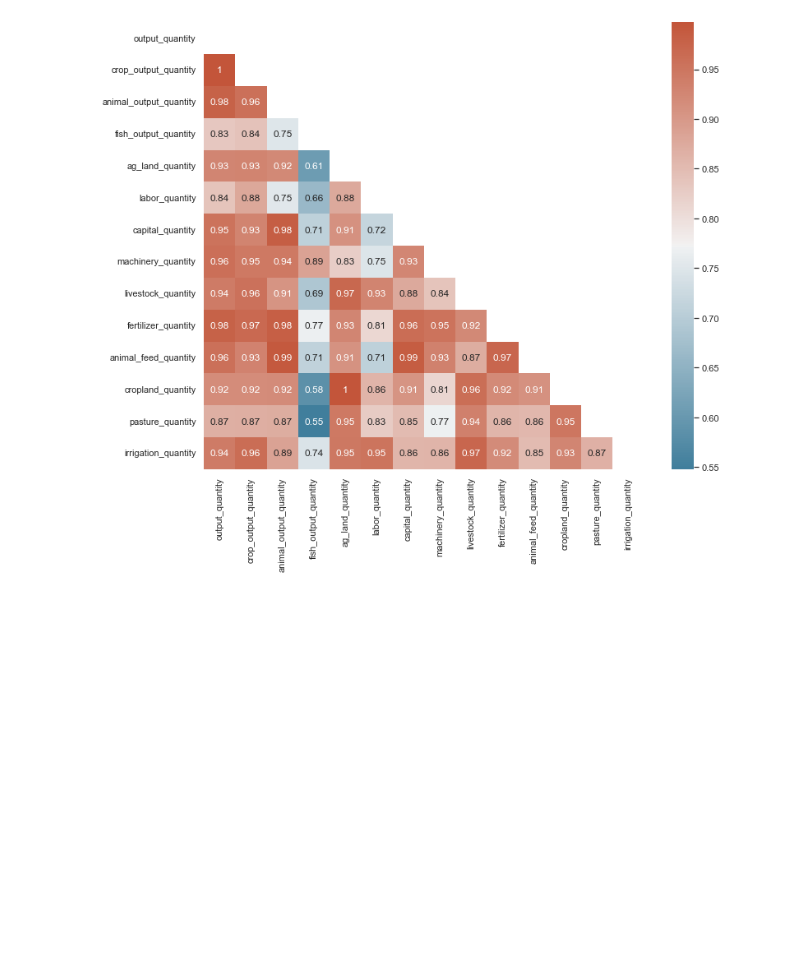
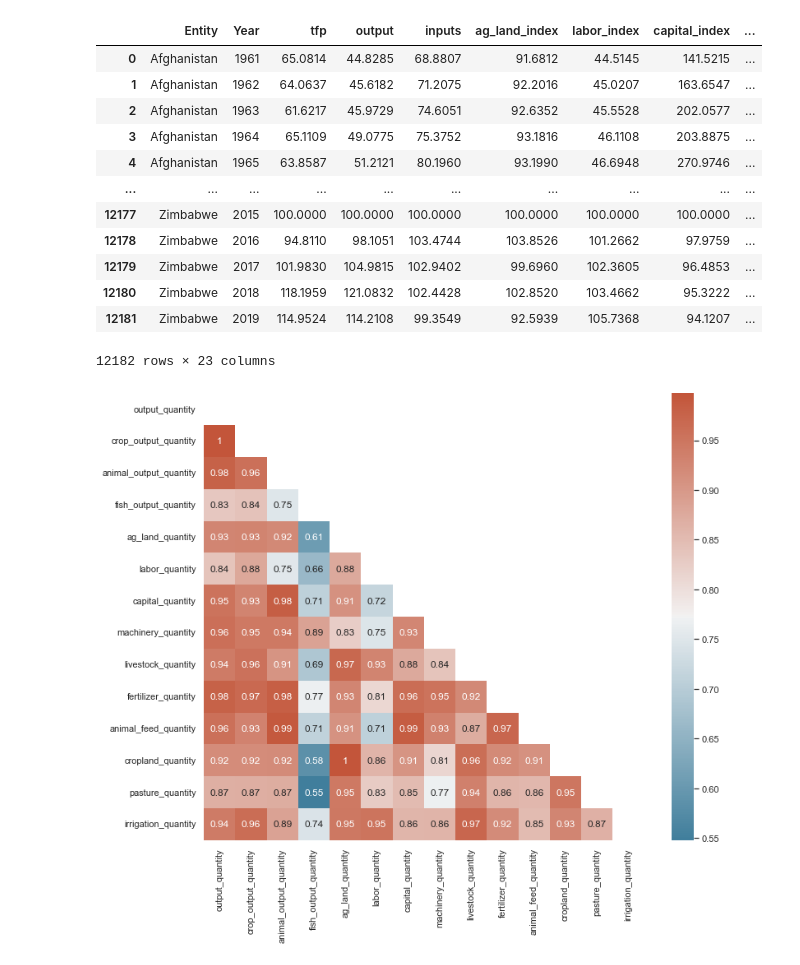
Before and after one commit to InesDew/NOVA-Agros, a Jupyter notebook: Showcase Notebook.ipynb, the cells around one changed output. Cells and saved outputs as stored; diff of their text form; code cells hidden in the pictures; blank space fills up the shorter version.

```diff
--- a/Showcase Notebook.ipynb
+++ b/Showcase Notebook.ipynb
@@ -6,7 +6,22 @@ from group_16 import Agros
 # %%
 test_obj = Agros()
 #Method 1
 test_obj.data_setup()
+test_obj.data
+# %% [output]
+|  | Entity | Year | tfp | output | inputs | ag_land_index | labor_index | capital_index | ... |
+| 0 | Afghanistan | 1961 | 65.0814 | 44.8285 | 68.8807 | 91.6812 | 44.5145 | 141.5215 | ... |
+| 1 | Afghanistan | 1962 | 64.0637 | 45.6182 | 71.2075 | 92.2016 | 45.0207 | 163.6547 | ... |
+| 2 | Afghanistan | 1963 | 61.6217 | 45.9729 | 74.6051 | 92.6352 | 45.5528 | 202.0577 | ... |
+| 3 | Afghanistan | 1964 | 65.1109 | 49.0775 | 75.3752 | 93.1816 | 46.1108 | 203.8875 | ... |
+| 4 | Afghanistan | 1965 | 63.8587 | 51.2121 | 80.1960 | 93.1990 | 46.6948 | 270.9746 | ... |
+| ... | ... | ... | ... | ... | ... | ... | ... | ... | ... |
+| 12177 | Zimbabwe | 2015 | 100.0000 | 100.0000 | 100.0000 | 100.0000 | 100.0000 | 100.0000 | ... |
+| 12178 | Zimbabwe | 2016 | 94.8110 | 98.1051 | 103.4744 | 103.8526 | 101.2662 | 97.9759 | ... |
+| 12179 | Zimbabwe | 2017 | 101.9830 | 104.9815 | 102.9402 | 99.6960 | 102.3605 | 96.4853 | ... |
+| 12180 | Zimbabwe | 2018 | 118.1959 | 121.0832 | 102.4428 | 102.8520 | 103.4662 | 95.3222 | ... |
+| 12181 | Zimbabwe | 2019 | 114.9524 | 114.2108 | 99.3549 | 92.5939 | 105.7368 | 94.1207 | ... |
+12182 rows × 23 columns
 # %%
 #Method 3
 test_obj.correlate_quantities()
```
